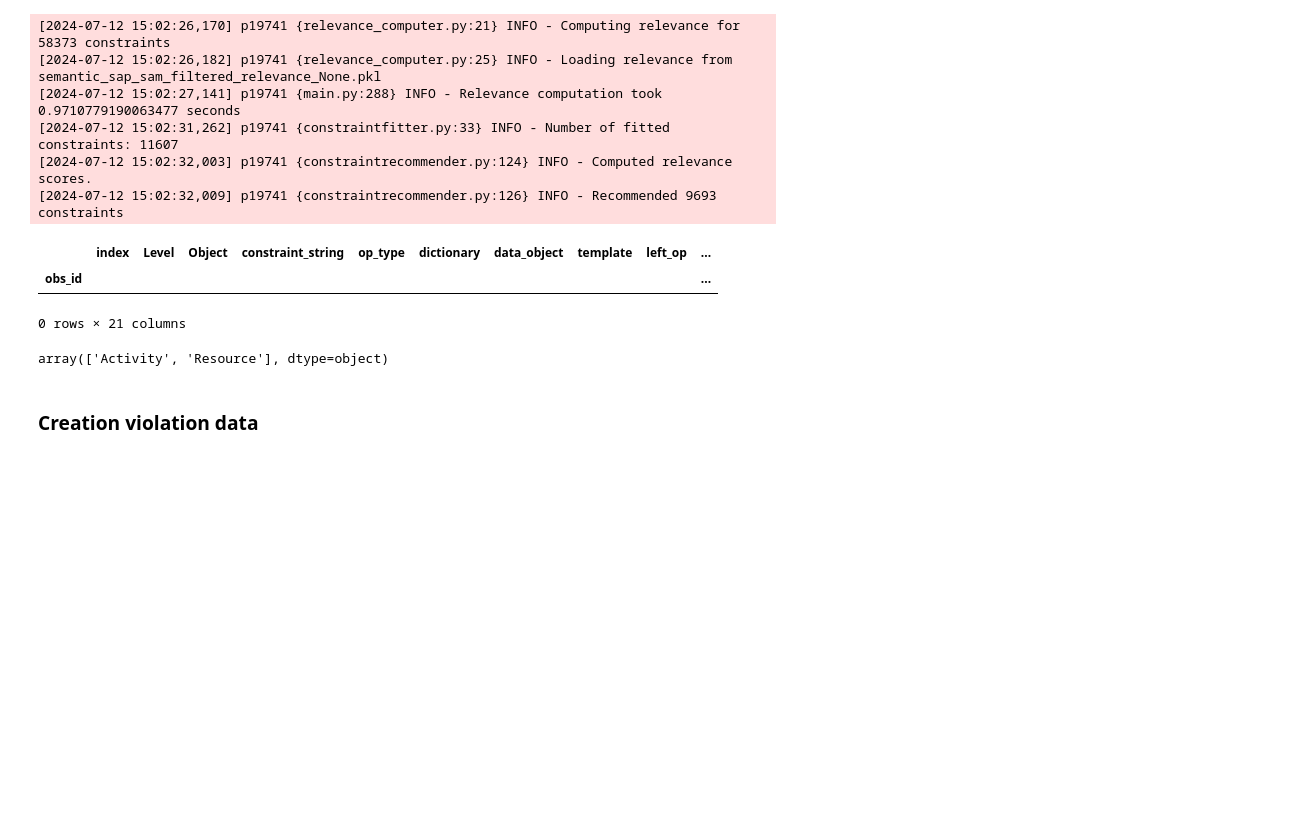
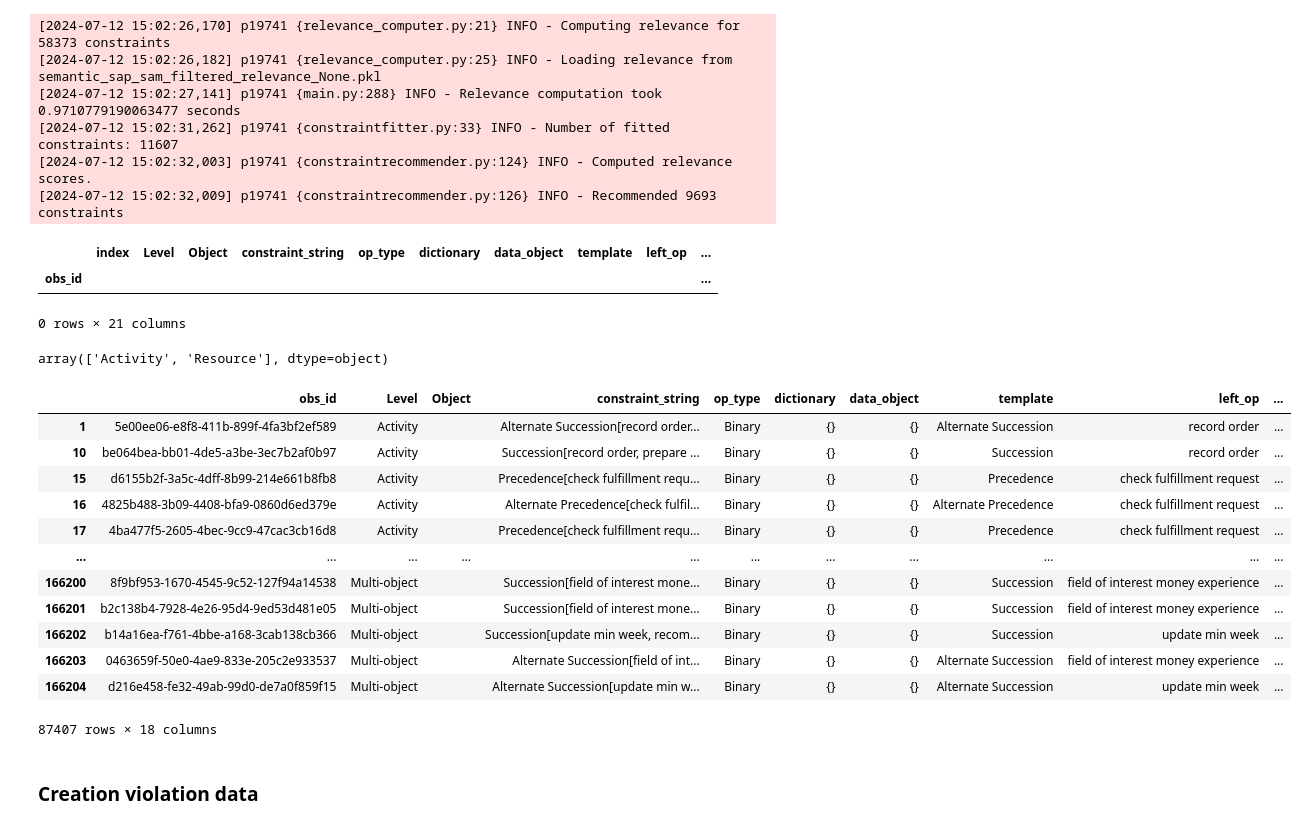
Before and after one commit to a-rebmann/semantic-constraint-miner, a Jupyter notebook: notebooks/api_data_generation.ipynb, the cells around one changed output. Cells and saved outputs as stored; diff of their text form; code cells hidden in the pictures; blank space fills up the shorter version.

Commit message:
fix object extraction

```diff
--- a/notebooks/api_data_generation.ipynb
+++ b/notebooks/api_data_generation.ipynb
@@ -78,6 +78,24 @@ declare_consts[declare_consts["Level"]=="Object"]
 declare_consts["Level"].unique()
 # %% [output]
 array(['Activity', 'Resource'], dtype=object)
+# %%
+import pandas as pd
+fitted = pd.read_pickle(config.DATA_INTERIM / "BPI_Challenge_2019-3-w-after.xes-constraints_with_relevance.pkl")
+fitted
+# %% [output]
+|  | obs_id | Level | Object | constraint_string | op_type | dictionary | data_object | template | left_op | ... |
+| 1 | 5e00ee06-e8f8-411b-899f-4fa3bf2ef589 | Activity |  | Alternate Succession[record order... | Binary | {} | {} | Alternate Succession | record order | ... |
+| 10 | be064bea-bb01-4de5-a3be-3ec7b2af0b97 | Activity |  | Succession[record order, prepare ... | Binary | {} | {} | Succession | record order | ... |
+| 15 | d6155b2f-3a5c-4dff-8b99-214e661b8fb8 | Activity |  | Precedence[check fulfillment requ... | Binary | {} | {} | Precedence | check fulfillment request | ... |
+| 16 | 4825b488-3b09-4408-bfa9-0860d6ed379e | Activity |  | Alternate Precedence[check fulfil... | Binary | {} | {} | Alternate Precedence | check fulfillment request | ... |
+| 17 | 4ba477f5-2605-4bec-9cc9-47cac3cb16d8 | Activity |  | Precedence[check fulfillment requ... | Binary | {} | {} | Precedence | check fulfillment request | ... |
+| ... | ... | ... | ... | ... | ... | ... | ... | ... | ... | ... |
+| 166200 | 8f9bf953-1670-4545-9c52-127f94a14538 | Multi-object |  | Succession[field of interest mone... | Binary | {} | {} | Succession | field of interest money experience | ... |
+| 166201 | b2c138b4-7928-4e26-95d4-9ed53d481e05 | Multi-object |  | Succession[field of interest mone... | Binary | {} | {} | Succession | field of interest money experience | ... |
+| 166202 | b14a16ea-f761-4bbe-a168-3cab138cb366 | Multi-object |  | Succession[update min week, recom... | Binary | {} | {} | Succession | update min week | ... |
+| 166203 | 0463659f-50e0-4ae9-833e-205c2e933537 | Multi-object |  | Alternate Succession[field of int... | Binary | {} | {} | Alternate Succession | field of interest money experience | ... |
+| 166204 | d216e458-fe32-49ab-99d0-de7a0f859f15 | Multi-object |  | Alternate Succession[update min w... | Binary | {} | {} | Alternate Succession | update min week | ... |
+87407 rows × 18 columns
 # %%
 # Export
 all_constraints.to_csv("example_constraints.csv")
```
Also changed, not shown: 3 other files.
